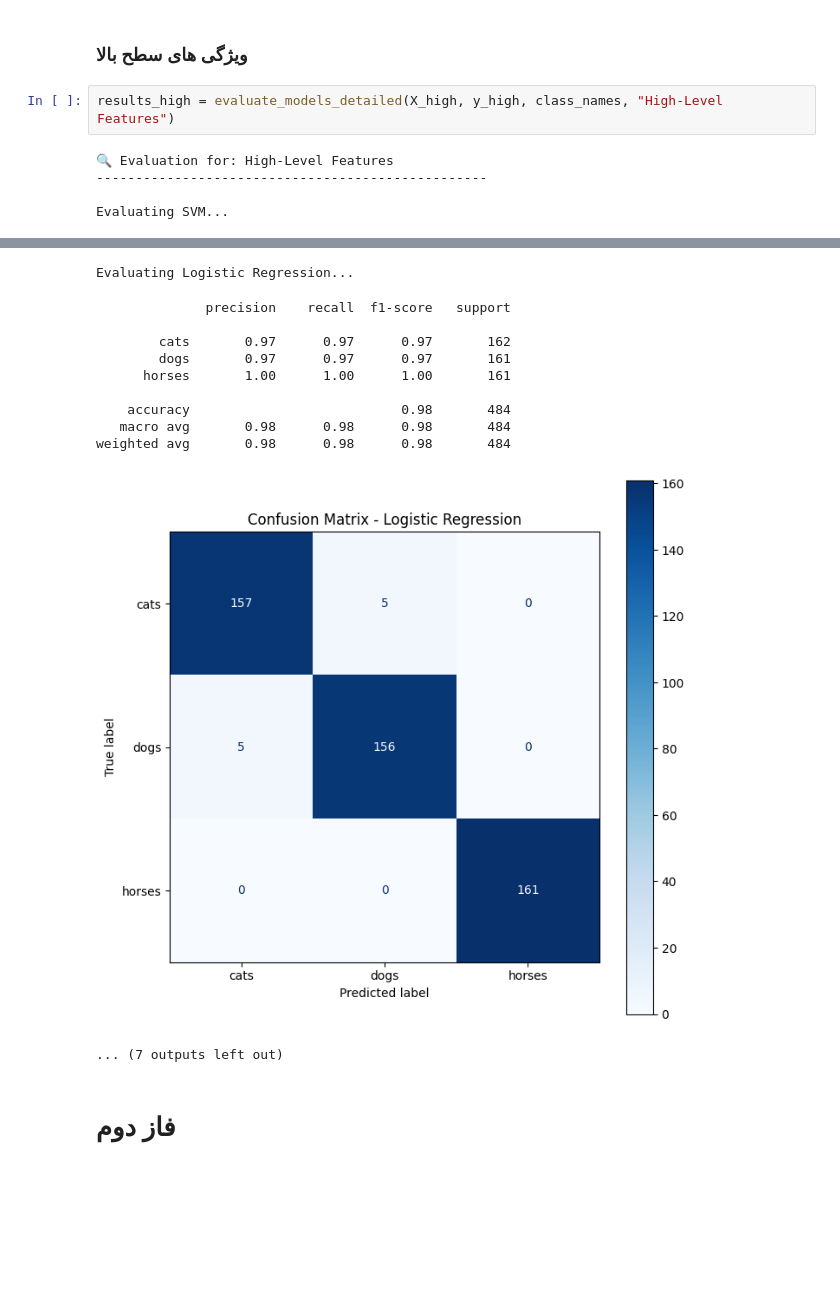
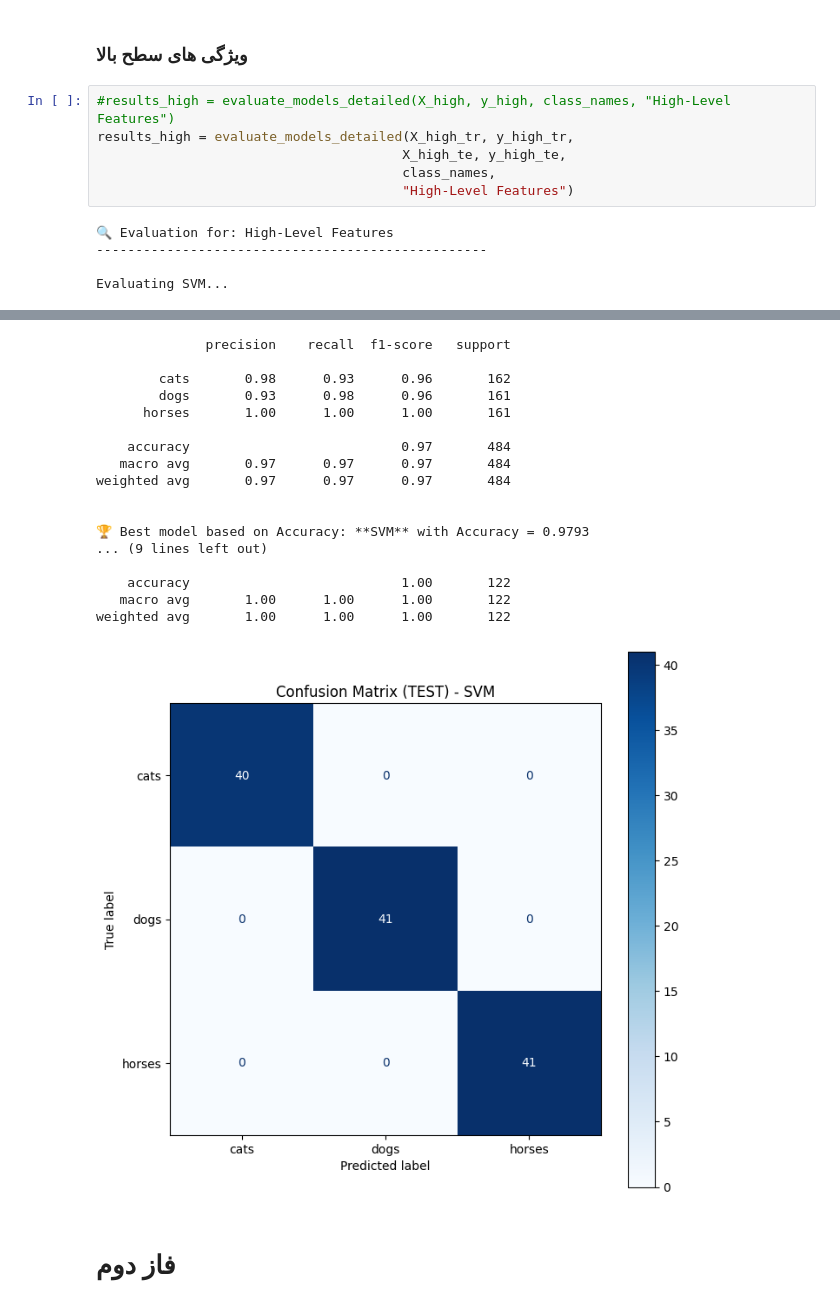
Before and after one commit to StuckInAnEndlessFebruary/stacked-learner, a Jupyter notebook: StackedLearner.ipynb, the cells around one changed output, grey strips where cells are left out. Cells and saved outputs as stored; diff of their text form; blank space fills up the shorter version.

```diff
--- a/StackedLearner.ipynb
+++ b/StackedLearner.ipynb
@@ -309,9 +399,13 @@ weighted avg       0.84      0.84      0.84       484
 # %% [markdown]
 ### ویژگی های سطح بالا
 # %%
-results_high = evaluate_models_detailed(X_high, y_high, class_names, "High-Level Features")
+#results_high = evaluate_models_detailed(X_high, y_high, class_names, "High-Level Features")
+results_high = evaluate_models_detailed(X_high_tr, y_high_tr,
+                                       X_high_te, y_high_te,
+                                       class_names,
+                                       "High‑Level Features")
 # %% [output]
-🔍 Evaluation for: High-Level Features
+🔍 Evaluation for: High‑Level Features
 --------------------------------------------------
 
 Evaluating SVM...
@@ -350,15 +472,21 @@ weighted avg       0.97      0.97      0.97       484
-Evaluating Logistic Regression...
+              precision    recall  f1-score   support
+
+        cats       0.98      0.93      0.96       162
+        dogs       0.93      0.98      0.96       161
+      horses       1.00      1.00      1.00       161
+
+    accuracy                           0.97       484
+   macro avg       0.97      0.97      0.97       484
+weighted avg       0.97      0.97      0.97       484
+
+
+🏆 Best model based on Accuracy: **SVM** with Accuracy = 0.9793
+... (9 lines left out)
+
+    accuracy                           1.00       122
+   macro avg       1.00      1.00      1.00       122
+weighted avg       1.00      1.00      1.00       122
-              precision    recall  f1-score   support
-
-        cats       0.97      0.97      0.97       162
-        dogs       0.97      0.97      0.97       161
-      horses       1.00      1.00      1.00       161
-
-    accuracy                           0.98       484
-   macro avg       0.98      0.98      0.98       484
-weighted avg       0.98      0.98      0.98       484
-[figure, removed]
-... (7 outputs left out)
+[figure, new version]
 # %% [markdown]
 # فاز دوم
 # %% [markdown]
```
Also changed, not shown: parts of 6 cells of this notebook.
